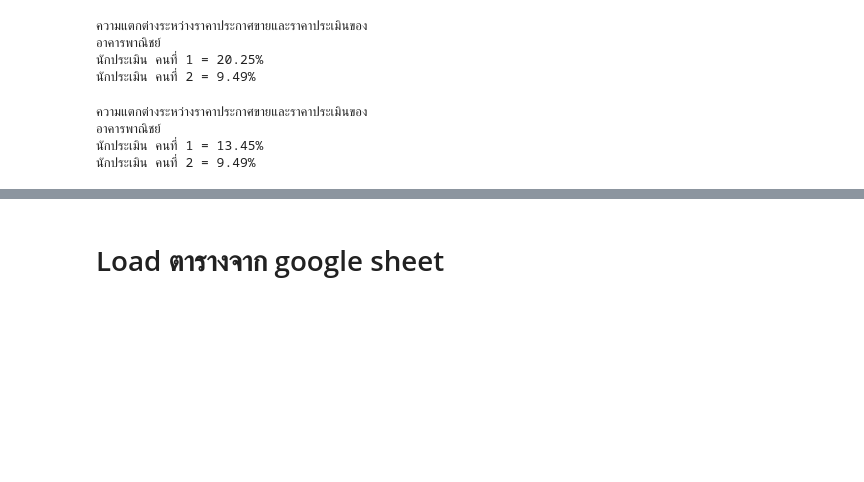
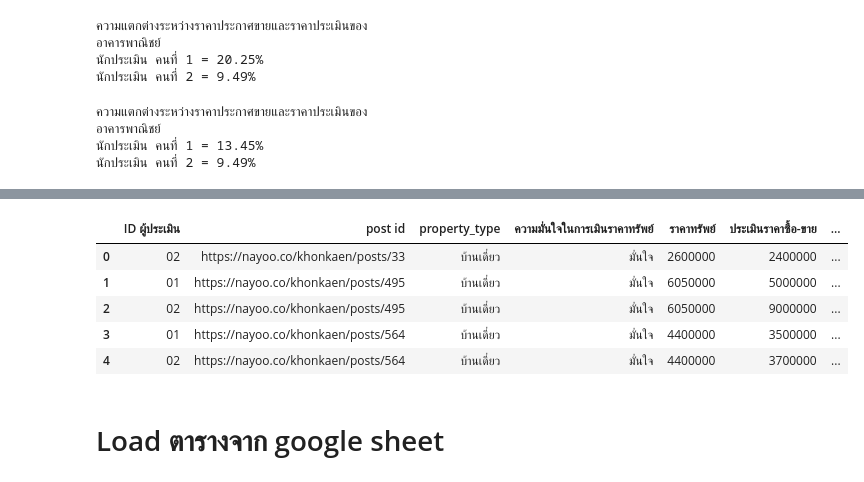
Before and after one commit to nannthd/bsc_dpdm22, a Jupyter notebook: [dataprep1] property estimator.ipynb, the cells around one changed output, grey strips where cells are left out. Drawn from its saved outputs; the diff is of its cells as text; code cells hidden in the pictures; blank space fills up the shorter version.

```diff
--- a/[dataprep1] property estimator.ipynb
+++ b/[dataprep1] property estimator.ipynb
@@ -1548,3 +1592,13 @@ id24_d = id24.dropna(subset=['ประเมินราคาซื้อ-ข
+# %%
+home = home.iloc[1:].reset_index().iloc[:,1:] #ตารางที่ตัดrows1ออก แล้วreset index ให้เริ่มที่ 0
+home.head()
+# %% [output]
+|  | ID ผู้ประเมิน | post id | property_type | ความมั่นใจในการเมินราคาทรัพย์ | ราคาทรัพย์ | ประเมินราคาซื้อ-ขาย | ... |
+| 0 | 02 | https://nayoo.co/khonkaen/posts/33 | บ้านเดี่ยว | มั่นใจ | 2600000 | 2400000 | ... |
+| 1 | 01 | https://nayoo.co/khonkaen/posts/495 | บ้านเดี่ยว | มั่นใจ | 6050000 | 5000000 | ... |
+| 2 | 02 | https://nayoo.co/khonkaen/posts/495 | บ้านเดี่ยว | มั่นใจ | 6050000 | 9000000 | ... |
+| 3 | 01 | https://nayoo.co/khonkaen/posts/564 | บ้านเดี่ยว | มั่นใจ | 4400000 | 3500000 | ... |
+| 4 | 02 | https://nayoo.co/khonkaen/posts/564 | บ้านเดี่ยว | มั่นใจ | 4400000 | 3700000 | ... |
 # %% [markdown]
 # Load ตารางจาก google sheet
 # %%
```
Also changed, not shown: parts of 10 cells of this notebook.
